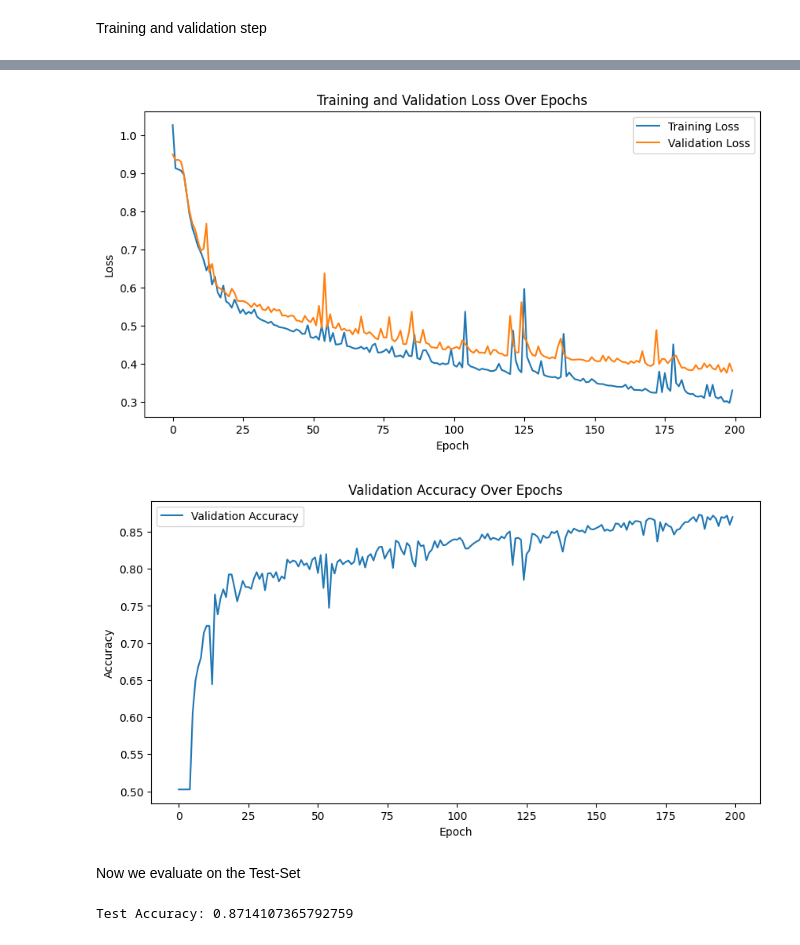
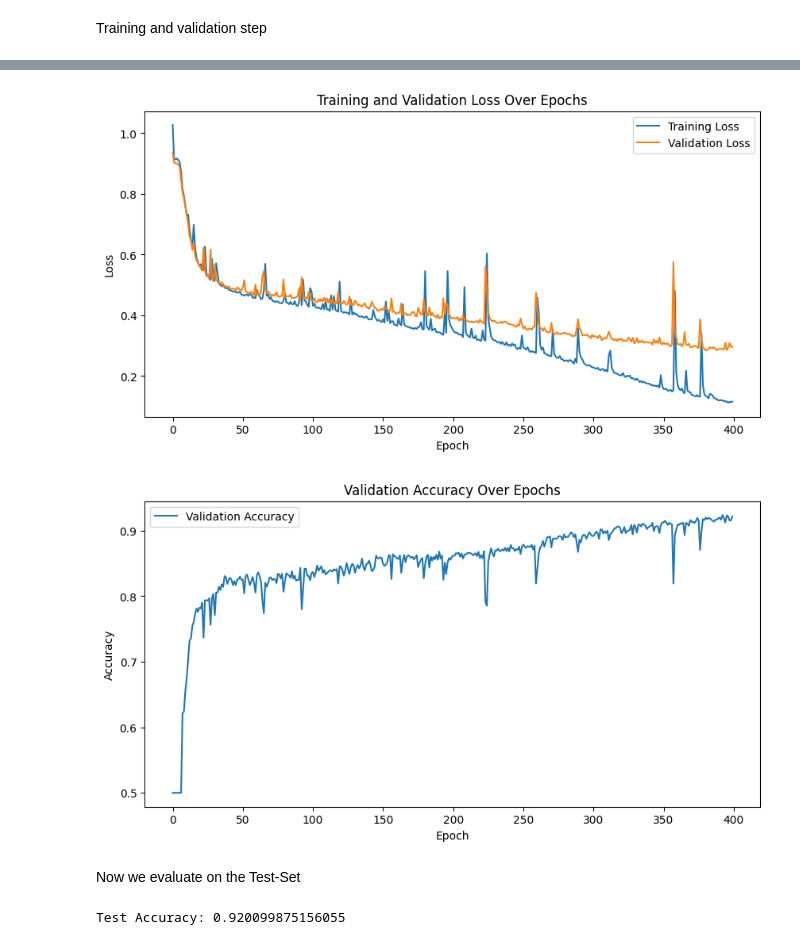
Before and after one commit to Mickelbergo/CB_Project, a Jupyter notebook: main.ipynb, the cells around one changed output, grey strips where cells are left out. Saved outputs shown, nothing was run; the diff lists cells and outputs as text; code cells hidden in the pictures.

Commit message:
improved accuracy

```diff
--- a/main.ipynb
+++ b/main.ipynb
@@ -233,7 +233,7 @@ Training and validation step
 # %%
 
 # Set the number of epochs
-num_epochs = 200
+num_epochs = 400
 
 # Initialize lists to monitor loss and accuracy
 train_losses = []
@@ -349,5 +349,5 @@ Epoch [200/200], Training Loss: 0.3295, Training Accuracy: 0.8892, Validation Lo
-[figure, old version]
+[figure, new version]
-[figure, old version]
+[figure, new version]
 # %% [markdown]
 Now we evaluate on the Test-Set
 # %%
@@ -371,4 +371,4 @@ with torch.no_grad():
 test_accuracy = test_correct / test_total
 print(f'Test Accuracy: {test_accuracy}')
 # %% [output]
-Test Accuracy: 0.8714107365792759
+Test Accuracy: 0.920099875156055
```
Also changed, not shown: parts of 1 cell of this notebook.
